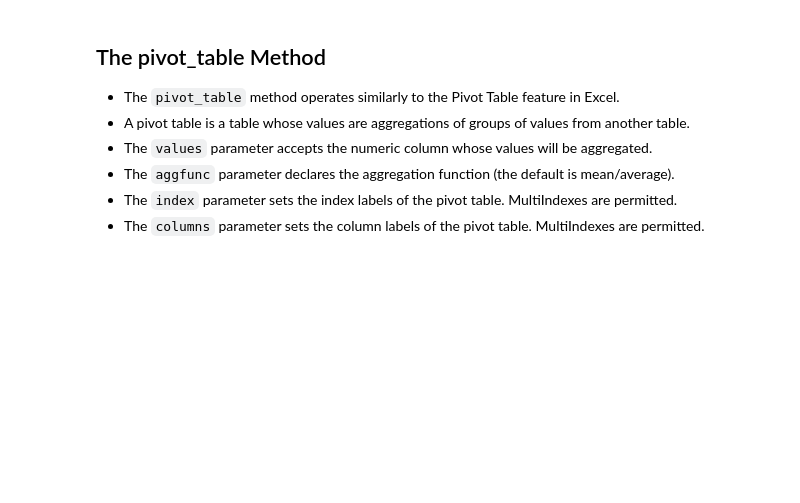
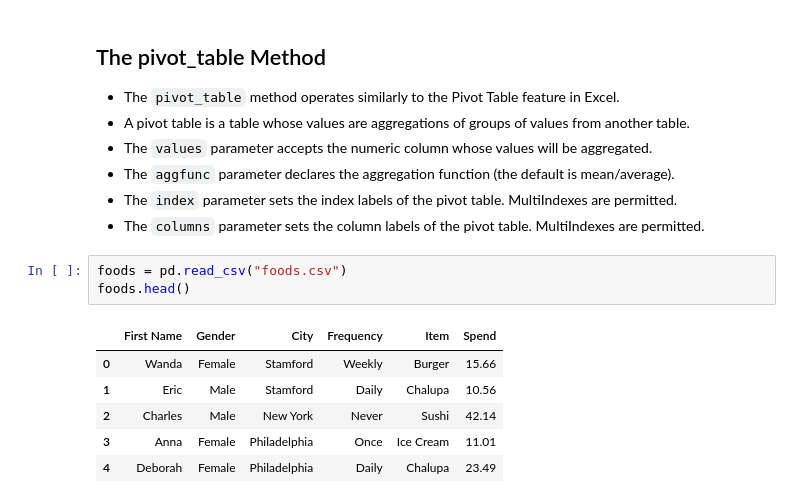
Before and after one commit to bocongamco/jupyter_learning, a Jupyter notebook: 08 - MultiIndex.ipynb, the cells around one changed output. Saved outputs shown, nothing was run; the diff lists cells and outputs as text; blank space fills up the shorter version.

```diff
--- a/08 - MultiIndex.ipynb
+++ b/08 - MultiIndex.ipynb
@@ -396,3 +396,13 @@ quarters.melt(id_vars="Salesman")
 - The `aggfunc` parameter declares the aggregation function (the default is mean/average).
 - The `index` parameter sets the index labels of the pivot table. MultiIndexes are permitted.
 - The `columns` parameter sets the column labels of the pivot table. MultiIndexes are permitted.
+# %%
+foods = pd.read_csv("foods.csv")
+foods.head()
+# %% [output]
+|  | First Name | Gender | City | Frequency | Item | Spend |
+| 0 | Wanda | Female | Stamford | Weekly | Burger | 15.66 |
+| 1 | Eric | Male | Stamford | Daily | Chalupa | 10.56 |
+| 2 | Charles | Male | New York | Never | Sushi | 42.14 |
+| 3 | Anna | Female | Philadelphia | Once | Ice Cream | 11.01 |
+| 4 | Deborah | Female | Philadelphia | Daily | Chalupa | 23.49 |
```
Also changed, not shown: parts of 2 cells of this notebook.
